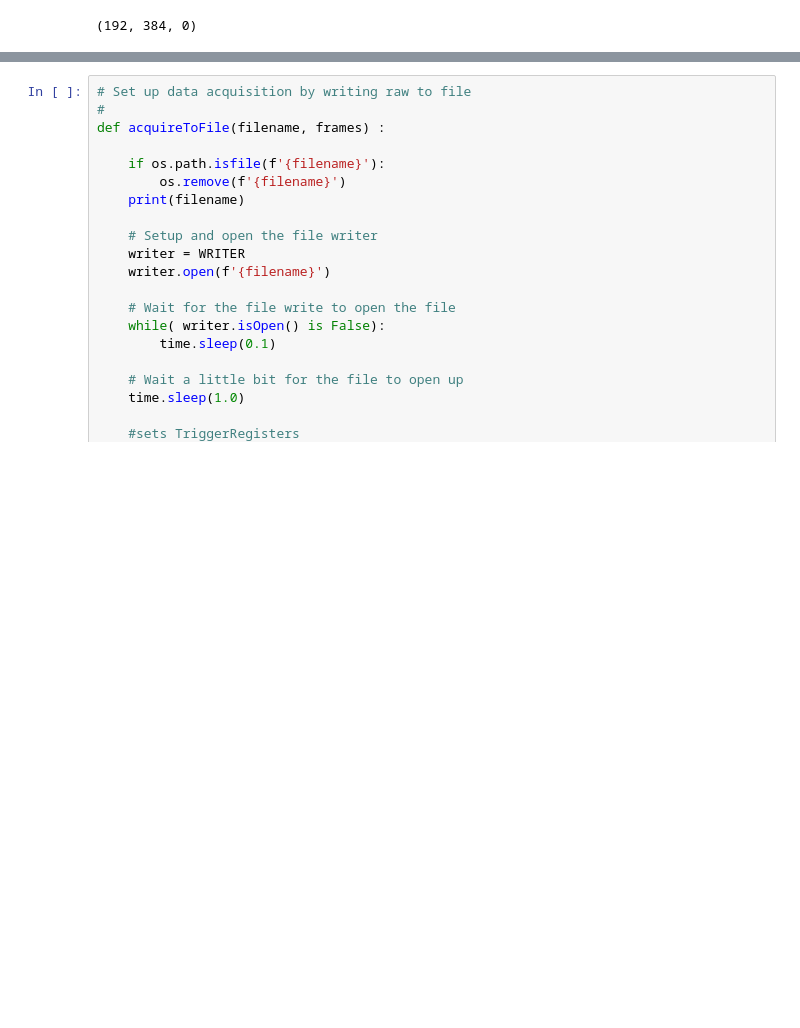
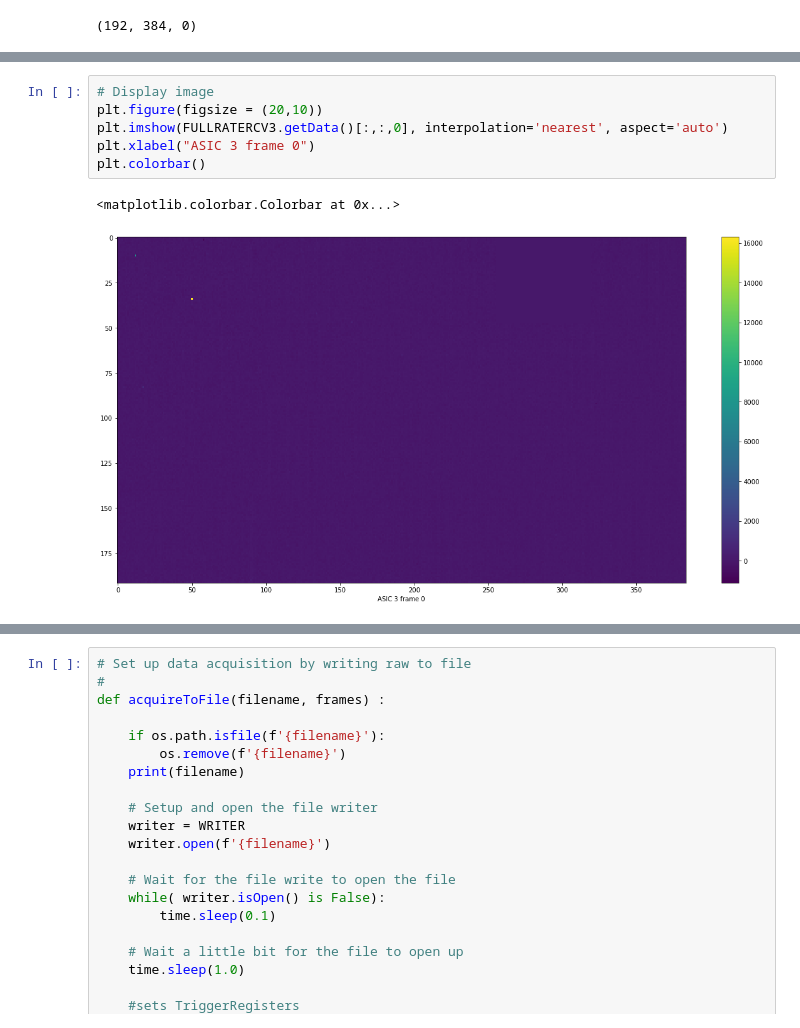
Before and after one commit to slaclab/epix-hr-m-320k, a Jupyter notebook: software/notebook/notebookTemplate.ipynb, the cells around one changed output, grey strips where cells are left out. Cells and saved outputs as stored; diff of their text form; blank space fills up the shorter version.

```diff
--- a/software/notebook/notebookTemplate.ipynb
+++ b/software/notebook/notebookTemplate.ipynb
@@ -328,0 +327,9 @@ Data processed
+# %%
+# Display image
+plt.figure(figsize = (20,10))
+plt.imshow(FULLRATERCV3.getData()[:,:,0], interpolation='nearest', aspect='auto')
+plt.xlabel("ASIC 3 frame 0")
+plt.colorbar()
+# %% [output]
+<matplotlib.colorbar.Colorbar at 0x...>
+[figure, added]
```
Also changed, not shown: parts of 42 cells of this notebook, 2 other files.
